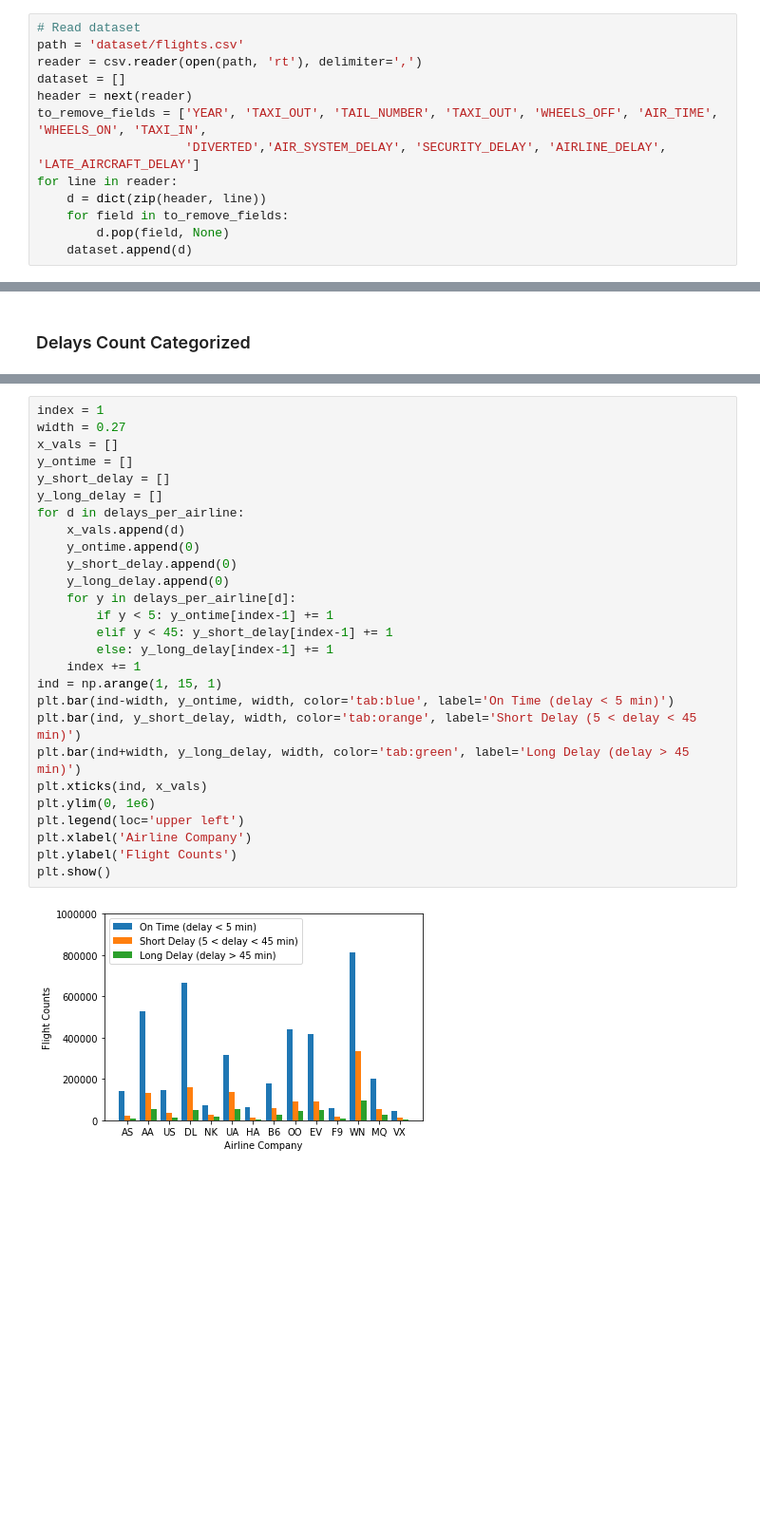
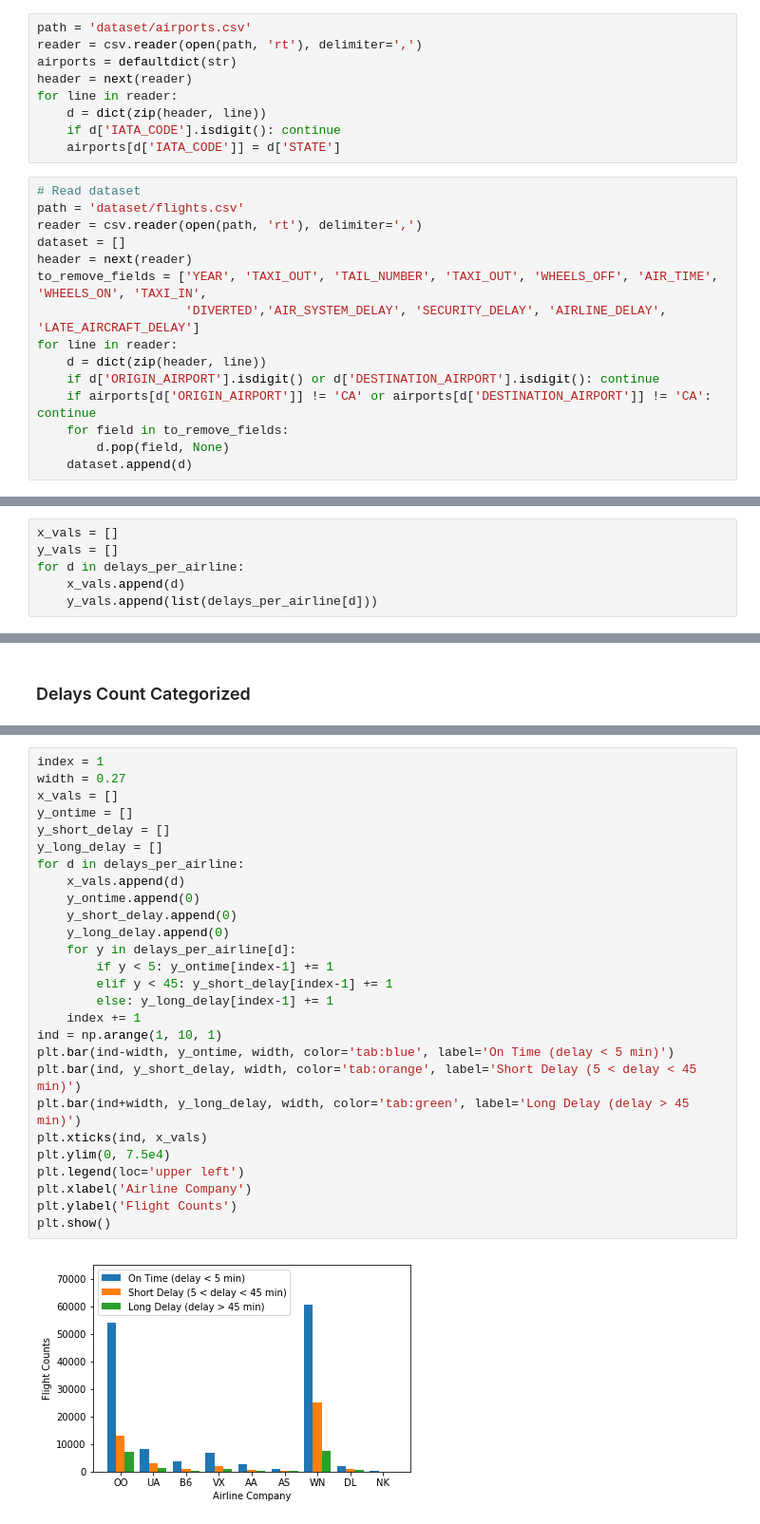
Before and after one commit to jenonds/Jessica, a Jupyter notebook: Assignment 2.ipynb, the cells around one changed output, grey strips where cells are left out. Shown at 95% size. Cells and saved outputs as stored; diff of their text form; blank space fills up the shorter version.

```diff
--- a/Assignment 2.ipynb
+++ b/Assignment 2.ipynb
@@ -9,3 +10,12 @@ import numpy as np
+# %%
+path = 'dataset/airports.csv'
+reader = csv.reader(open(path, 'rt'), delimiter=',')
+airports = defaultdict(str)
+header = next(reader)
+for line in reader:
+    d = dict(zip(header, line))
+    if d['IATA_CODE'].isdigit(): continue
+    airports[d['IATA_CODE']] = d['STATE']
 # %%
 # Read dataset
 path = 'dataset/flights.csv'
@@ -16,6 +26,8 @@ to_remove_fields = ['YEAR', 'TAXI_OUT', 'TAIL_NUMBER', 'TAXI_OUT', 'WHEELS_OFF',
                     'DIVERTED','AIR_SYSTEM_DELAY', 'SECURITY_DELAY', 'AIRLINE_DELAY', 'LATE_AIRCRAFT_DELAY']
 for line in reader:
     d = dict(zip(header, line))
+    if d['ORIGIN_AIRPORT'].isdigit() or d['DESTINATION_AIRPORT'].isdigit(): continue
+    if airports[d['ORIGIN_AIRPORT']] != 'CA' or airports[d['DESTINATION_AIRPORT']] != 'CA': continue
     for field in to_remove_fields:
         d.pop(field, None)
     dataset.append(d)
@@ -184,0 +197,6 @@ plt.show()
+# %%
+x_vals = []
+y_vals = []
+for d in delays_per_airline:
+    x_vals.append(d)
+    y_vals.append(list(delays_per_airline[d]))
@@ -227,29 +255,29 @@ len(ind), len(y_ontime)
 # %%
 index = 1
 width = 0.27
 x_vals = []
 y_ontime = []
 y_short_delay = []
 y_long_delay = []
 for d in delays_per_airline:
     x_vals.append(d)
     y_ontime.append(0)
     y_short_delay.append(0)
     y_long_delay.append(0)
     for y in delays_per_airline[d]:
         if y < 5: y_ontime[index-1] += 1
         elif y < 45: y_short_delay[index-1] += 1
         else: y_long_delay[index-1] += 1
     index += 1
-ind = np.arange(1, 15, 1)
+ind = np.arange(1, 10, 1)
 plt.bar(ind-width, y_ontime, width, color='tab:blue', label='On Time (delay < 5 min)')
 plt.bar(ind, y_short_delay, width, color='tab:orange', label='Short Delay (5 < delay < 45 min)')
 plt.bar(ind+width, y_long_delay, width, color='tab:green', label='Long Delay (delay > 45 min)')
 plt.xticks(ind, x_vals)
-plt.ylim(0, 1e6)
+plt.ylim(0, 7.5e4)
 plt.legend(loc='upper left')
 plt.xlabel('Airline Company')
 plt.ylabel('Flight Counts')
 plt.show()
 # %% [output]
-[figure, old version]
+[figure, new version]
```
Also changed, not shown: parts of 49 cells of this notebook.
